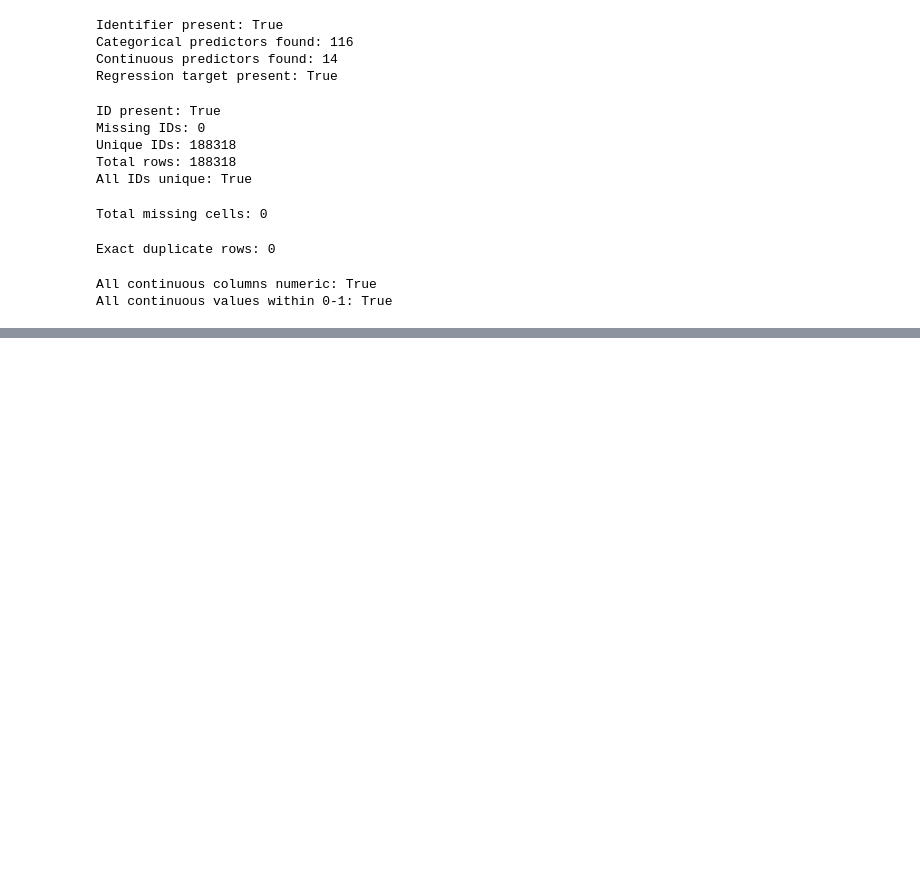
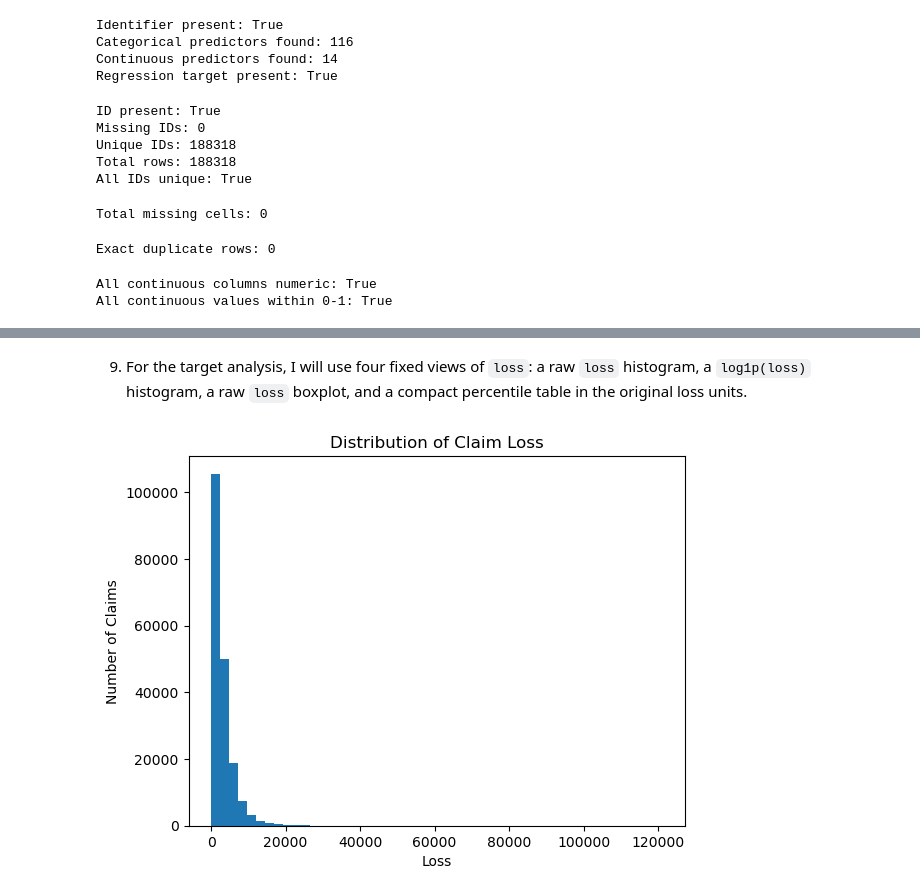
Before and after one commit to Break-Through-Tech/Allstate-1C-predicting-auto-claims-severity, a Jupyter notebook: notebooks/data-understanding.ipynb, the cells around one changed output, grey strips where cells are left out. Saved outputs shown, nothing was run; the diff lists cells and outputs as text; code cells hidden in the pictures; blank space fills up the shorter version.

Commit message:
Complete Gate 2 Task 1 target analysis

```diff
--- a/notebooks/data-understanding.ipynb
+++ b/notebooks/data-understanding.ipynb
@@ -375,0 +444,13 @@ NumPy Version: 2.3.3
+# %% [markdown]
+9. For the target analysis, I will use four fixed views of `loss`: a raw `loss` histogram, a `log1p(loss)` histogram, a raw `loss` boxplot, and a compact percentile table in the original loss units.
+# %%
+import matplotlib.pyplot as plt
+
+# raw loss histogram
+plt.hist(loss_series, bins=50)
+plt.xlabel("Loss")
+plt.ylabel("Number of Claims")
+plt.title("Distribution of Claim Loss")
+plt.show()
+# %% [output]
+[figure, added]
```
Also changed, not shown: parts of 15 cells of this notebook.
